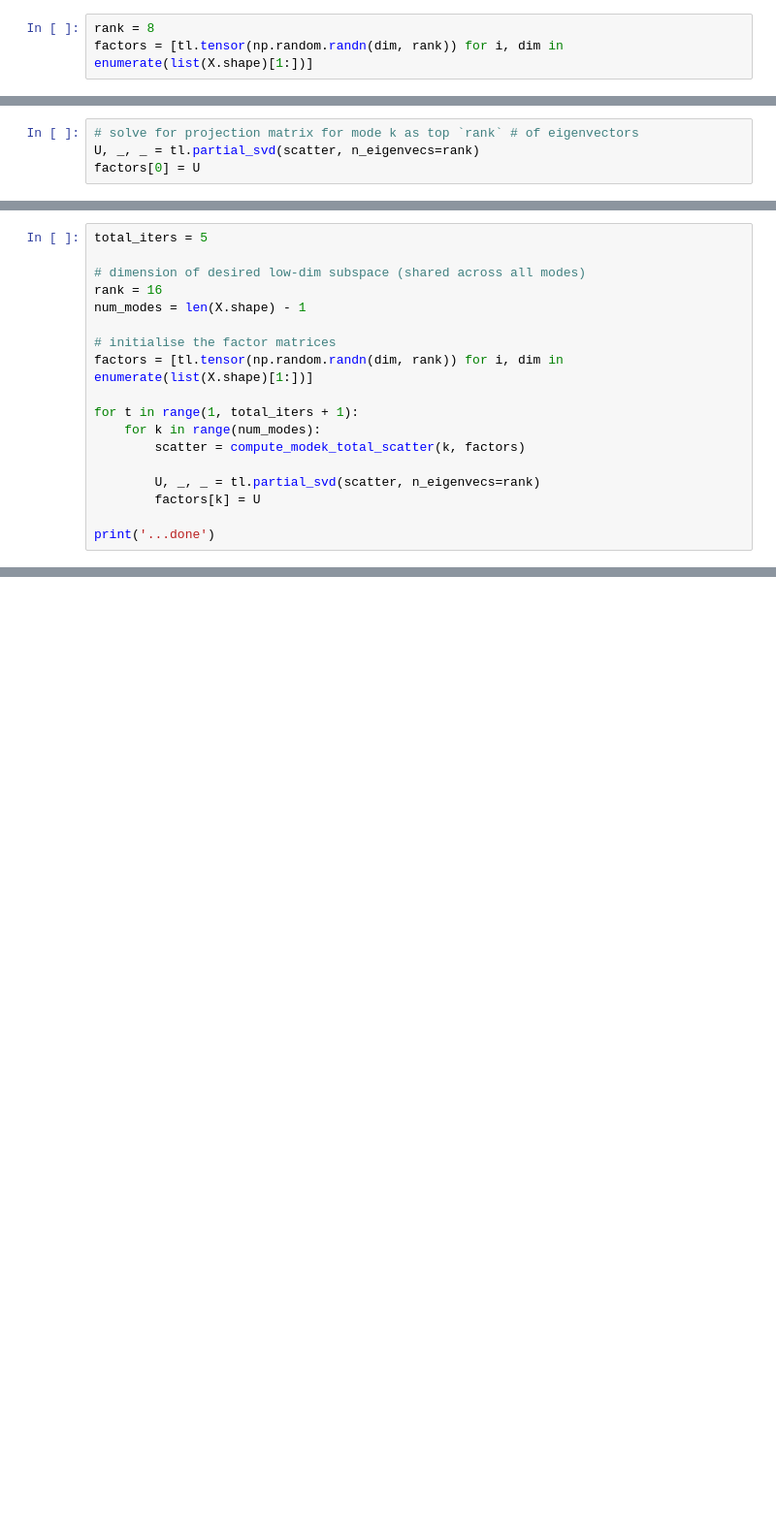
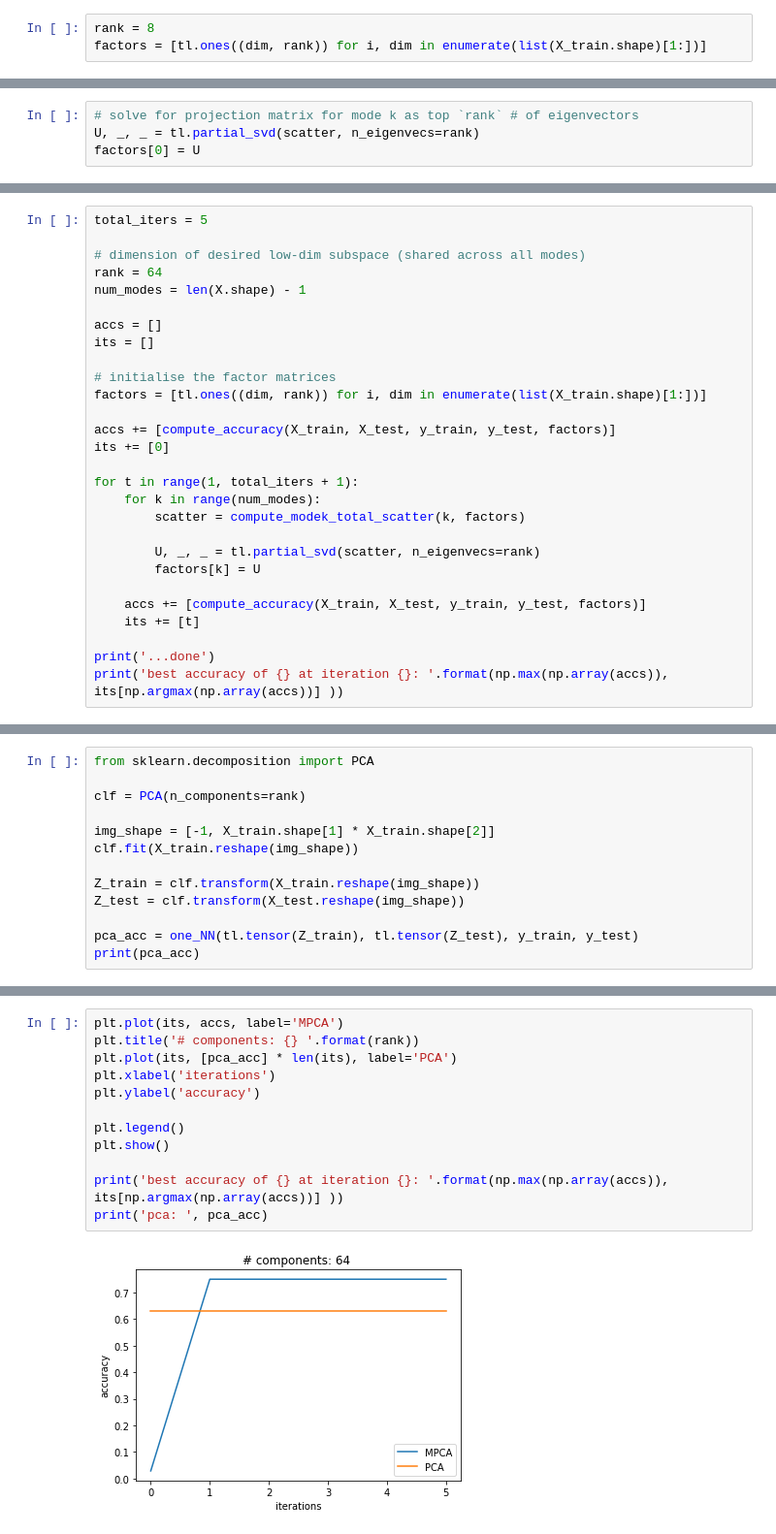
Before and after one commit to tensorly/Proceedings_IEEE_companion_notebooks, a Jupyter notebook: multilinear-pca.ipynb, the cells around one changed output, grey strips where cells are left out. Shown at 97% size. Drawn from its saved outputs; the diff is of its cells as text; blank space fills up the shorter version.

Commit message:
add classification example in MPCA

```diff
--- a/multilinear-pca.ipynb
+++ b/multilinear-pca.ipynb
@@ -103,6 +128,6 @@ We now need to initialize the projection matrices. We can do this via random ini
 # %%
 rank = 8
-factors = [tl.tensor(np.random.randn(dim, rank)) for i, dim in enumerate(list(X.shape)[1:])]
+factors = [tl.ones((dim, rank)) for i, dim in enumerate(list(X_train.shape)[1:])]
 # %% [markdown]
 ## Computing the partial multilinear projection
 
@@ -169,11 +227,17 @@ Let's run this process for a fixed number of iterations, performing the *Alterna
 total_iters = 5
 
 # dimension of desired low-dim subspace (shared across all modes)
-rank = 16
+rank = 64
 num_modes = len(X.shape) - 1
 
+accs = []
+its = []
+
 # initialise the factor matrices
-factors = [tl.tensor(np.random.randn(dim, rank)) for i, dim in enumerate(list(X.shape)[1:])]
+factors = [tl.ones((dim, rank)) for i, dim in enumerate(list(X_train.shape)[1:])]
+
+accs += [compute_accuracy(X_train, X_test, y_train, y_test, factors)]
+its += [0]
 
 for t in range(1, total_iters + 1):
     for k in range(num_modes):
@@ -182,6 +246,10 @@ for t in range(1, total_iters + 1):
         U, _, _ = tl.partial_svd(scatter, n_eigenvecs=rank)
         factors[k] = U
 
+    accs += [compute_accuracy(X_train, X_test, y_train, y_test, factors)]
+    its += [t]
+
 print('...done')
+print('best accuracy of {} at iteration {}: '.format(np.max(np.array(accs)), its[np.argmax(np.array(accs))] ))
 # %% [output]
 ...done
@@ -200,0 +261,13 @@ shape of each tensor in the low-dimensional tensor subspace:
+# %%
+from sklearn.decomposition import PCA
+
+clf = PCA(n_components=rank)
+
+img_shape = [-1, X_train.shape[1] * X_train.shape[2]]
+clf.fit(X_train.reshape(img_shape))
+
+Z_train = clf.transform(X_train.reshape(img_shape))
+Z_test = clf.transform(X_test.reshape(img_shape))
+
+pca_acc = one_NN(tl.tensor(Z_train), tl.tensor(Z_test), y_train, y_test)
+print(pca_acc)
@@ -200,0 +276,14 @@ shape of each tensor in the low-dimensional tensor subspace:
+# %%
+plt.plot(its, accs, label='MPCA')
+plt.title('# components: {} '.format(rank))
+plt.plot(its, [pca_acc] * len(its), label='PCA')
+plt.xlabel('iterations')
+plt.ylabel('accuracy')
+
+plt.legend()
+plt.show()
+
+print('best accuracy of {} at iteration {}: '.format(np.max(np.array(accs)), its[np.argmax(np.array(accs))] ))
+print('pca: ', pca_acc)
+# %% [output]
+[figure, added]
```
Also changed, not shown: parts of 17 cells of this notebook.
